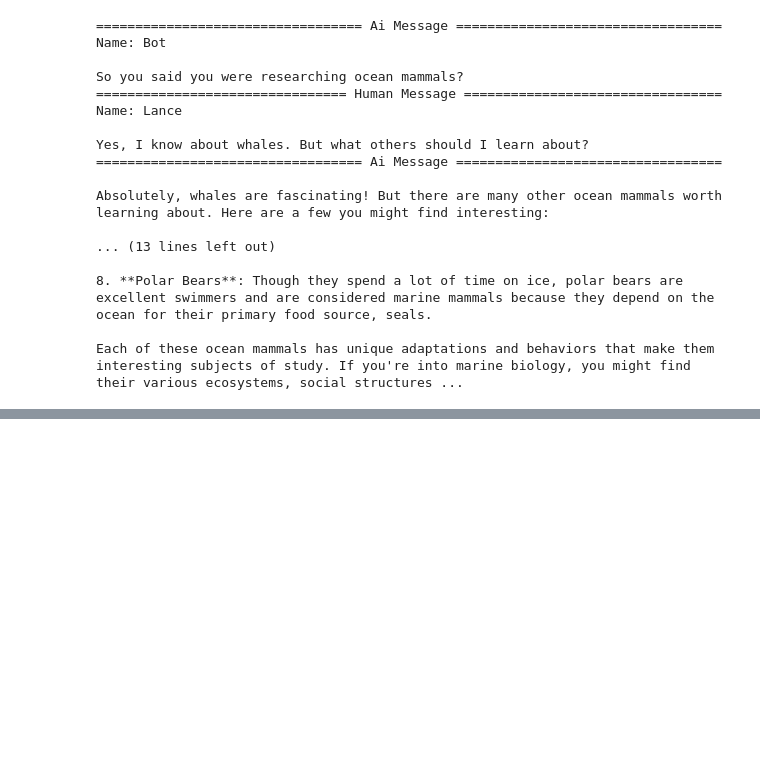
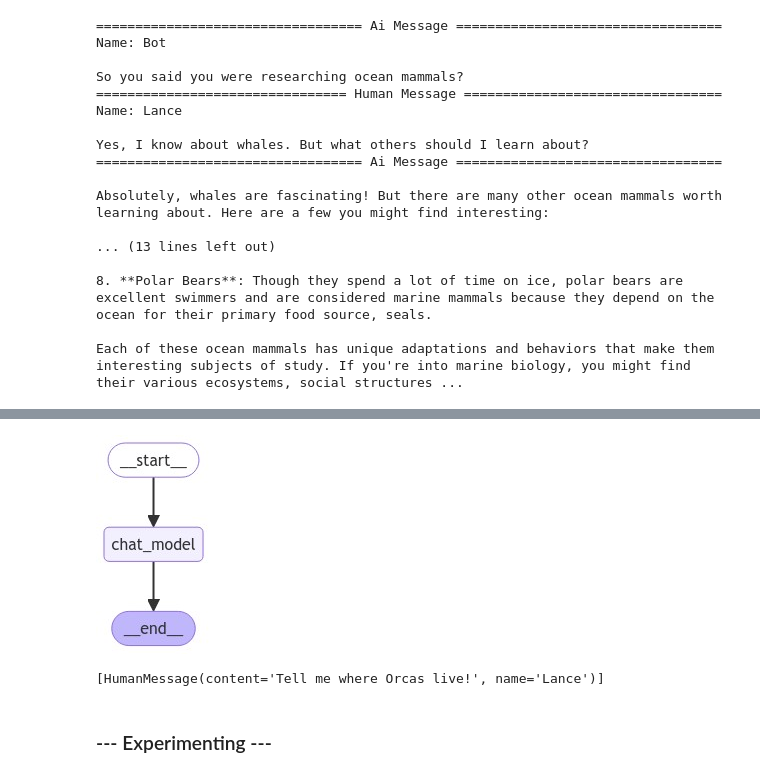
Before and after one commit to VishnuRathore98/langchain-academy-langgraph, a Jupyter notebook: 2. State and Memory/4-trim-filter-messages.ipynb, the cells around one changed output, grey strips where cells are left out. Cells and saved outputs as stored; diff of their text form; code cells hidden in the pictures; blank space fills up the shorter version.

```diff
--- a/2. State and Memory/4-trim-filter-messages.ipynb
+++ b/2. State and Memory/4-trim-filter-messages.ipynb
@@ -110,0 +199,3 @@ Each of these ocean mammals has unique adaptations and behaviors that make them
+# %%
+messages.append(output['messages'][-1])
+messages.append(HumanMessage(f"Tell me more about Narwhals!", name="Lance"))
@@ -110,0 +263,25 @@ Each of these ocean mammals has unique adaptations and behaviors that make them
+# %%
+from langchain_core.messages import trim_messages
+
+# Node
+def chat_model_node(state: MessagesState):
+    messages = trim_messages(
+            state["messages"],
+            max_tokens=100,
+            strategy="last",
+            token_counter=ChatOpenAI(model="gpt-4o"),
+            allow_partial=False,
+        )
+    return {"messages": [llm.invoke(messages)]}
+
+# Build graph
+builder = StateGraph(MessagesState)
+builder.add_node("chat_model", chat_model_node)
+builder.add_edge(START, "chat_model")
+builder.add_edge("chat_model", END)
+graph = builder.compile()
+
+# View
+display(Image(graph.get_graph().draw_mermaid_png()))
+# %% [output]
+[figure, added]
@@ -110,0 +291,11 @@ Each of these ocean mammals has unique adaptations and behaviors that make them
+# %%
+# Example of trimming messages
+trim_messages(
+            messages,
+            max_tokens=100,
+            strategy="last",
+            token_counter=ChatOpenAI(model="gpt-4o"),
+            allow_partial=False
+        )
+# %% [output]
+[HumanMessage(content='Tell me where Orcas live!', name='Lance')]
@@ -110,0 +305,2 @@ Each of these ocean mammals has unique adaptations and behaviors that make them
+# %% [markdown]
+### --- Experimenting ---
```
Also changed, not shown: parts of 21 cells of this notebook.
